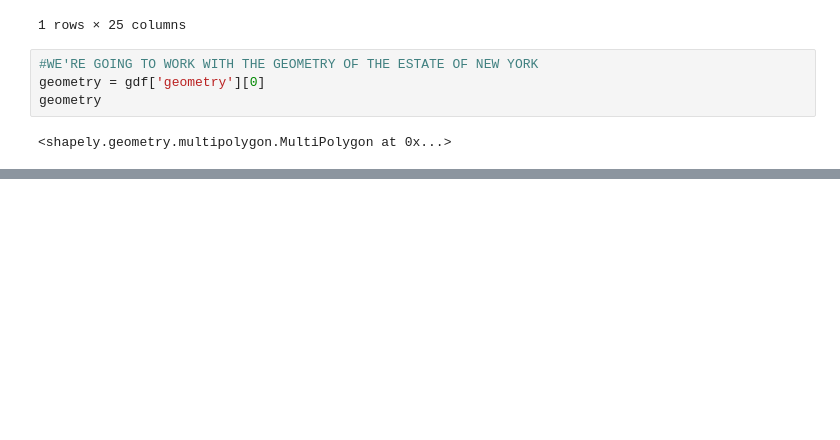
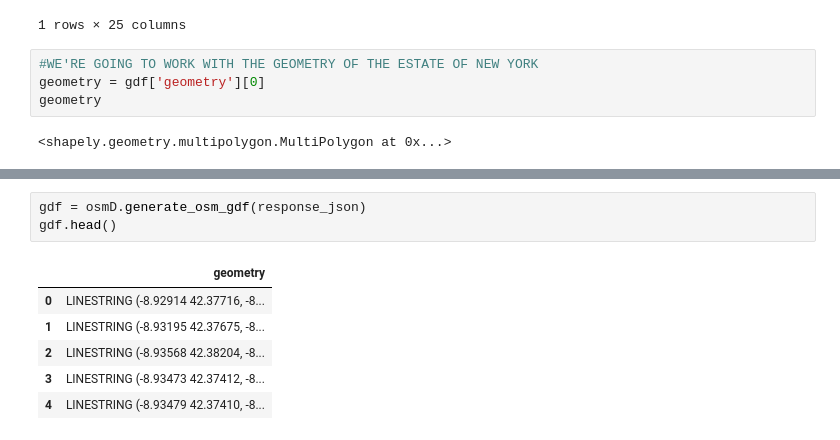
Before and after one commit to vizzTools/osmUtils, a Jupyter notebook: osmUtils/dev_nbk.ipynb, the cells around one changed output, grey strips where cells are left out. Cells and saved outputs as stored; diff of their text form; blank space fills up the shorter version.

```diff
--- a/osmUtils/dev_nbk.ipynb
+++ b/osmUtils/dev_nbk.ipynb
@@ -429,0 +165,10 @@ def retrieve_osmData(manifest, osm_filter, path):
+# %%
+gdf = osmD.generate_osm_gdf(response_json)
+gdf.head()
+# %% [output]
+|  | geometry |
+| 0 | LINESTRING (-8.92914 42.37716, -8... |
+| 1 | LINESTRING (-8.93195 42.37675, -8... |
+| 2 | LINESTRING (-8.93568 42.38204, -8... |
+| 3 | LINESTRING (-8.93473 42.37412, -8... |
+| 4 | LINESTRING (-8.93479 42.37410, -8... |
```
Also changed, not shown: parts of 21 cells of this notebook, 3 other files.
